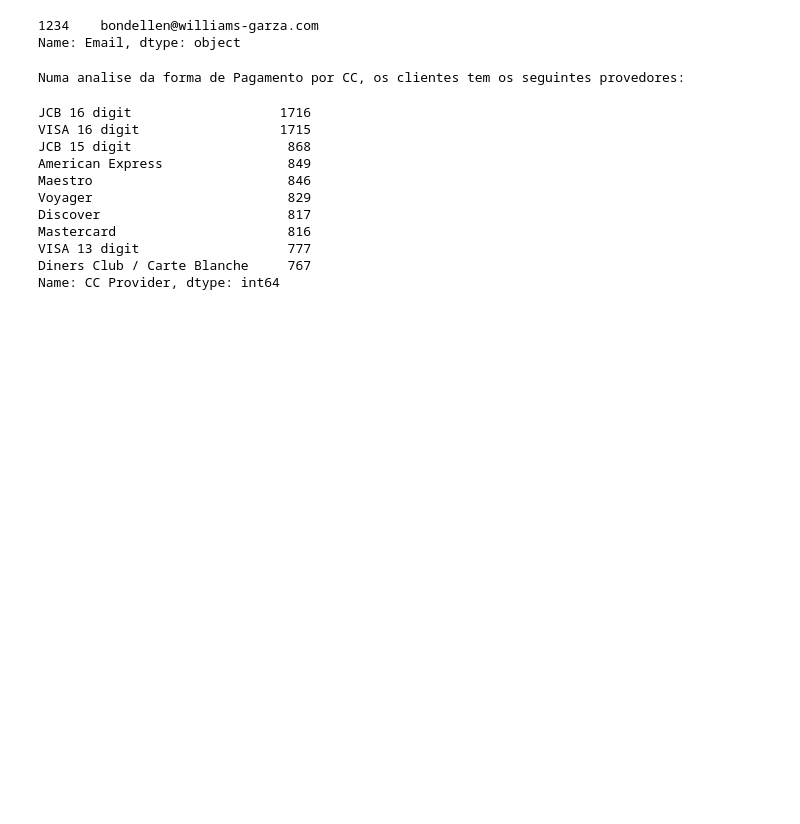
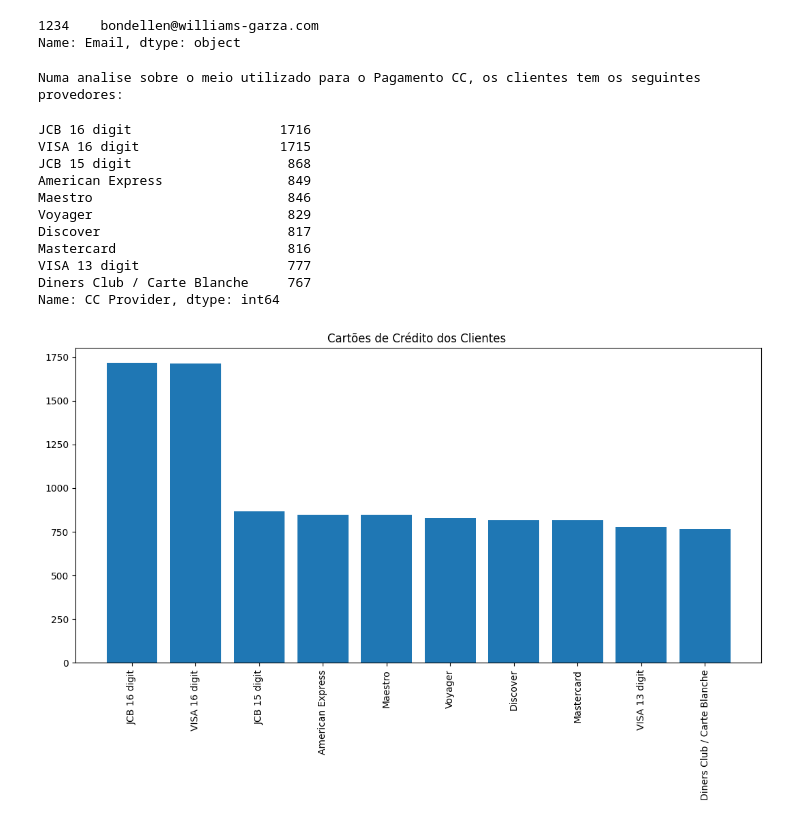
Before and after one commit to Gcango/Ecommerce_Analise, a Jupyter notebook: Exploração_Analise_dados_Ecomm.ipynb, the cells around one changed output. Saved outputs shown, nothing was run; the diff lists cells and outputs as text; code cells hidden in the pictures; blank space fills up the shorter version.

```diff
--- a/Exploração_Analise_dados_Ecomm.ipynb
+++ b/Exploração_Analise_dados_Ecomm.ipynb
@@ -224,10 +233,10 @@ Name: Email, dtype: object
 #9) - Faça uma analise dos Cartões de Crédito dos Clientes?
 # %%
 cc_cliente = dados['CC Provider'].value_counts().head(25)
-print("Numa analise da forma de Pagamento por CC, os clientes tem os seguintes provedores: ")
+print("Numa analise sobre o meio utilizado para o Pagamento CC, os clientes tem os seguintes provedores: ")
 cc_cliente
 # %% [output]
-Numa analise da forma de Pagamento por CC, os clientes tem os seguintes provedores:
+Numa analise sobre o meio utilizado para o Pagamento CC, os clientes tem os seguintes provedores:
 JCB 16 digit                   1716
 VISA 16 digit                  1715
 JCB 15 digit                    868
@@ -239,3 +248,11 @@ Mastercard                      816
 VISA 13 digit                   777
 Diners Club / Carte Blanche     767
 Name: CC Provider, dtype: int64
+# %%
+plt.figure(figsize=(13,6))
+plt.bar(cc_cliente.index, cc_cliente.values)
+plt.xticks(rotation=90)
+plt.title('Cartões de Crédito dos Clientes ')
+plt.show()
+# %% [output]
+[figure, added]
```
Also changed, not shown: parts of 27 cells of this notebook.
